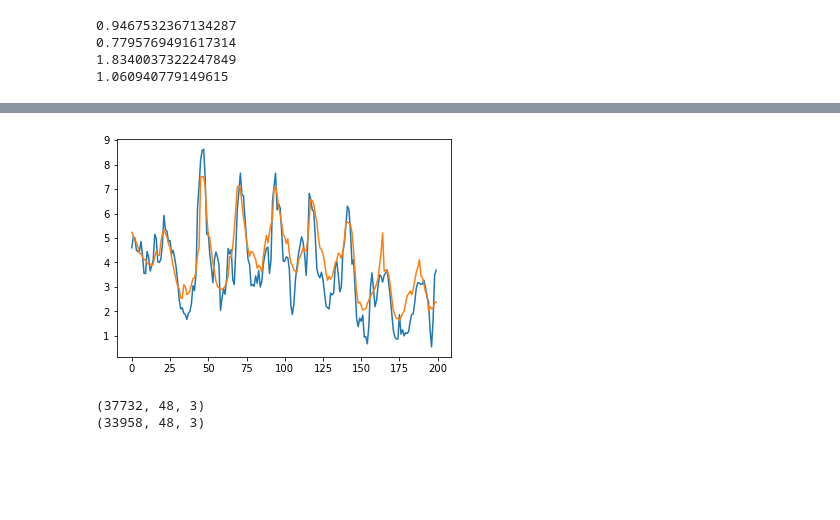
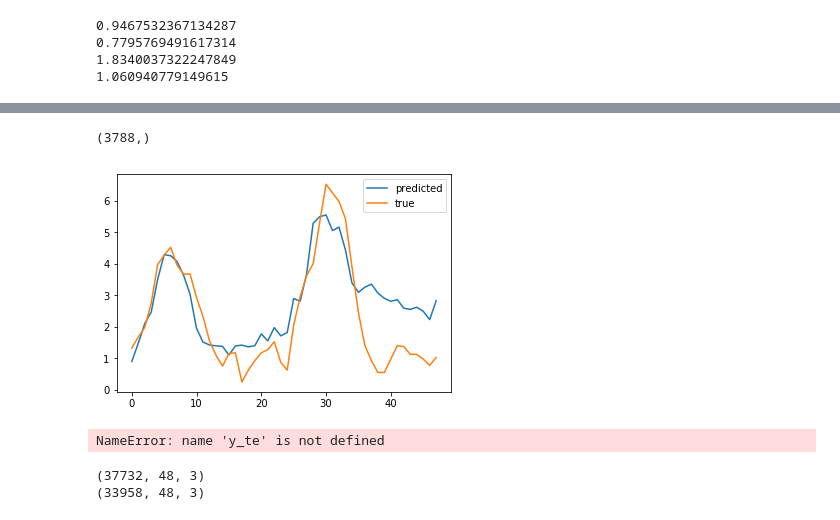
Before and after one commit to leobix/safi, a Jupyter notebook: Regression_with_XGB.ipynb, the cells around one changed output, grey strips where cells are left out. Saved outputs shown, nothing was run; the diff lists cells and outputs as text; code cells hidden in the pictures; blank space fills up the shorter version.

```diff
--- a/Regression_with_XGB.ipynb
+++ b/Regression_with_XGB.ipynb
@@ -374,5 +374,5 @@ def get_all_prediction_models(steps_out):
         y_hats.append(y_hat)
     return models, maes, mses, y_hats
 # %%
-models, maes, mses, y_hats = get_all_prediction_models(3)
+models, maes, mses, y_hats = get_all_prediction_models(48)
 # %% [output]
@@ -379,0 +416,20 @@ models, maes, mses, y_hats = get_all_prediction_models(3)
+# %%
+def get_forecasts(y_hats, y_te):
+    forecasts = np.zeros((len(y_hats[0]), len(y_hats)))
+    for i in range(len(y_hats[0])):
+        for t in range(len(y_hats)):
+            forecasts[i,t] = y_hats[t][i]
+    return forecasts, y_te[:,:,0]
+# %%
+y_te.shape
+# %% [output]
+(3788,)
+# %%
+forecasts, y_true = get_forecasts(y_hats, y_test_unscaled)
+# %%
+plt.plot(forecasts[2500], label = 'predicted')
+plt.plot(y_true[2500], label = 'true')
+plt.legend()
+plt.show()
+# %% [output]
+[figure, added]
@@ -380,10 +521,11 @@ models, maes, mses, y_hats = get_all_prediction_models(3)
 # %%
+import matplotlib.pyplot as plt
 plt.plot(y_te[:200])
 plt.plot(y_hat[:200])
-#plt.plot(baseline[:200])
+plt.plot(baseline[:200])
 plt.show()
 # %% [output]
-[figure, removed]
+NameError: name 'y_te' is not defined
 # %%
 def create_data_RNN(steps_in, steps_out, df):
     X, y = get_past_n_steps(df, steps_in), get_future_n_steps(df, steps_out)
```
Also changed, not shown: parts of 3 cells of this notebook.
